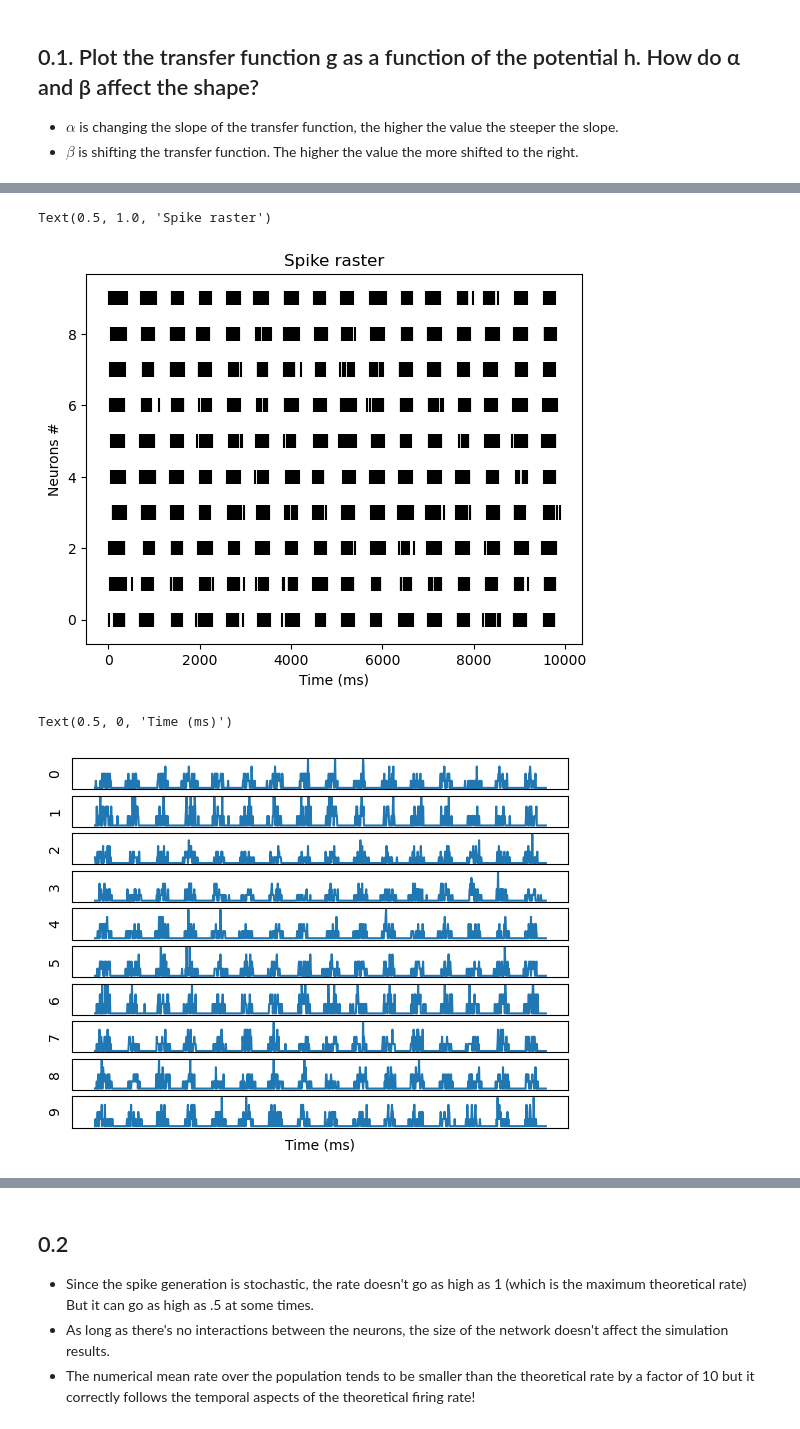
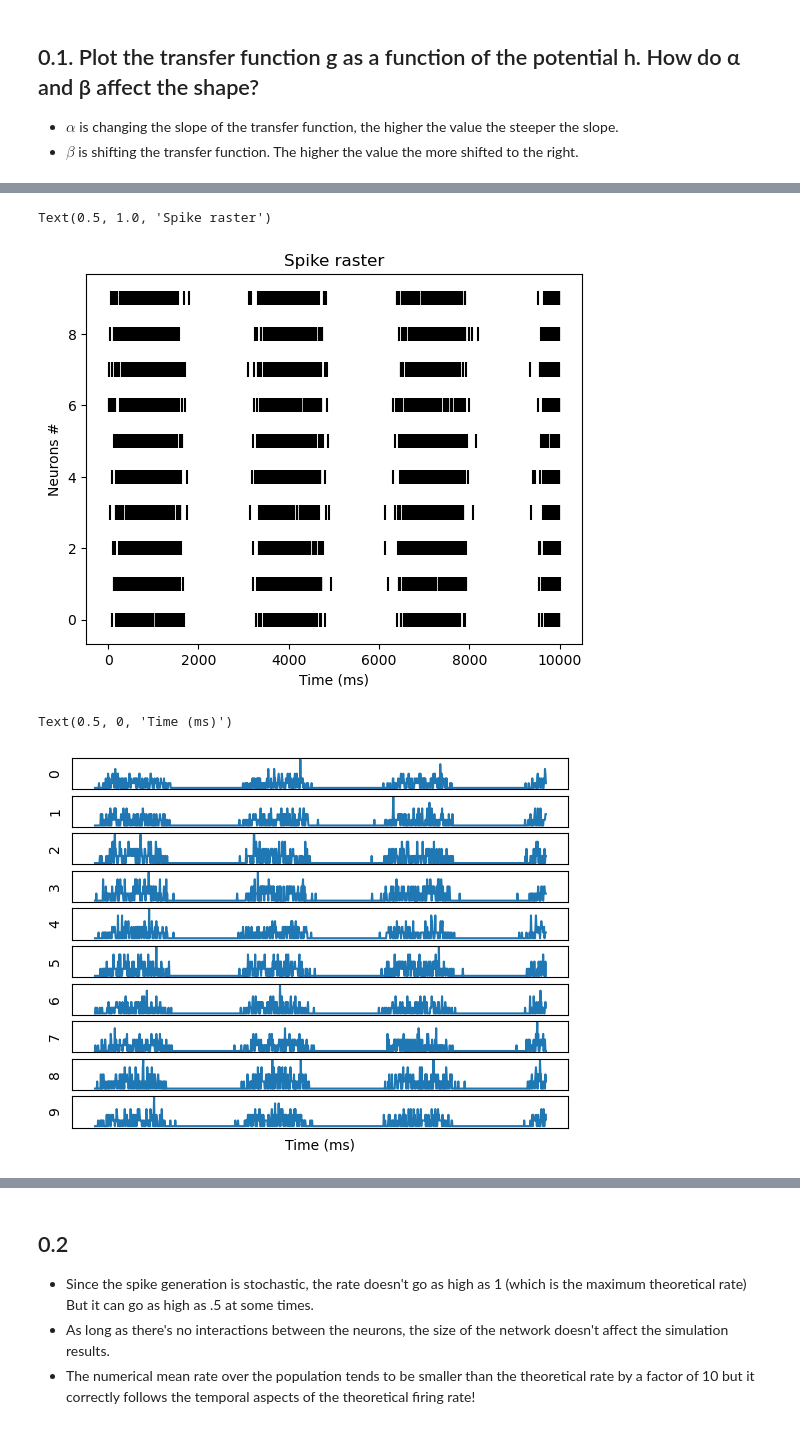
Before and after one commit to nosratullah/path_integration, a Jupyter notebook: attractors.ipynb, the cells around one changed output, grey strips where cells are left out. Saved outputs shown, nothing was run; the diff lists cells and outputs as text; code cells hidden in the pictures.

```diff
--- a/attractors.ipynb
+++ b/attractors.ipynb
@@ -50,7 +46,7 @@ N = 10 # number of neurons
 h = np.zeros((N, int(T/dt)))
 t = np.linspace(0, T, int(T/dt))
 I0 = 2 # 1e-6 # nA
-omega = .1 # Hz
+omega = 2e-2 # Hz
 # I = np.zeros((N, int(T/dt))) # input current
 # I_noisy = np.random.normal(0, 1, (N, int(T/dt)))
 I = I0 * np.sin(omega * np.linspace(0, T, int(T/dt)))
@@ -97,24 +89,32 @@ plt.ylabel('Neurons #')
 plt.title('Spike raster')
 # %% [output]
 Text(0.5, 1.0, 'Spike raster')
-[figure, old version]
+[figure, new version]
+# %%
+def calculate_mean_rate(N, T, dt, spikes):
+    # calculating the mean rate of the neurons
+    mean_rate = np.zeros((N, T))
+    bin_size = 10
+    for t in np.arange(0, int(T/dt), bin_size):
+        mean_rate[:, int(t*dt)] = np.mean(spikes[:, t:t+bin_size], axis=1)
+    return mean_rate
 # %%
 # calculating the mean rate of the neurons
-mean_rate = np.zeros((N, T))
-for t in np.arange(0, int(T/dt), 10):
-    mean_rate[:, int(t*dt)] = np.mean(spikes[:, t:t+10], axis=1)
-
+# mean_rate = np.zeros((N, T))
+# for t in np.arange(0, int(T/dt), 10):
+#     mean_rate[:, int(t*dt)] = np.mean(spikes[:, t:t+10], axis=1)
+mean_rate = calculate_mean_rate(N, T, dt, spikes)
 # plotting the mean rate of the neurons 1 -10
 plt.title('Mean rate of the neurons 1-10')
 for n in range(10):
     plt.subplot(10, 1, n+1)
     plt.plot(mean_rate[n, :])
     plt.ylabel(f'{n}')
     plt.xticks([]); plt.yticks([])
 plt.xlabel('Time (ms)')
 # %% [output]
 Text(0.5, 0, 'Time (ms)')
-[figure, old version]
+[figure, new version]
 # %%
 # comparing the theoretical rate with the mean rate of spiking neurons
 theoretical_rate = r0 * transfer(R*I, alpha, beta)
```
Also changed, not shown: parts of 13 cells of this notebook.
